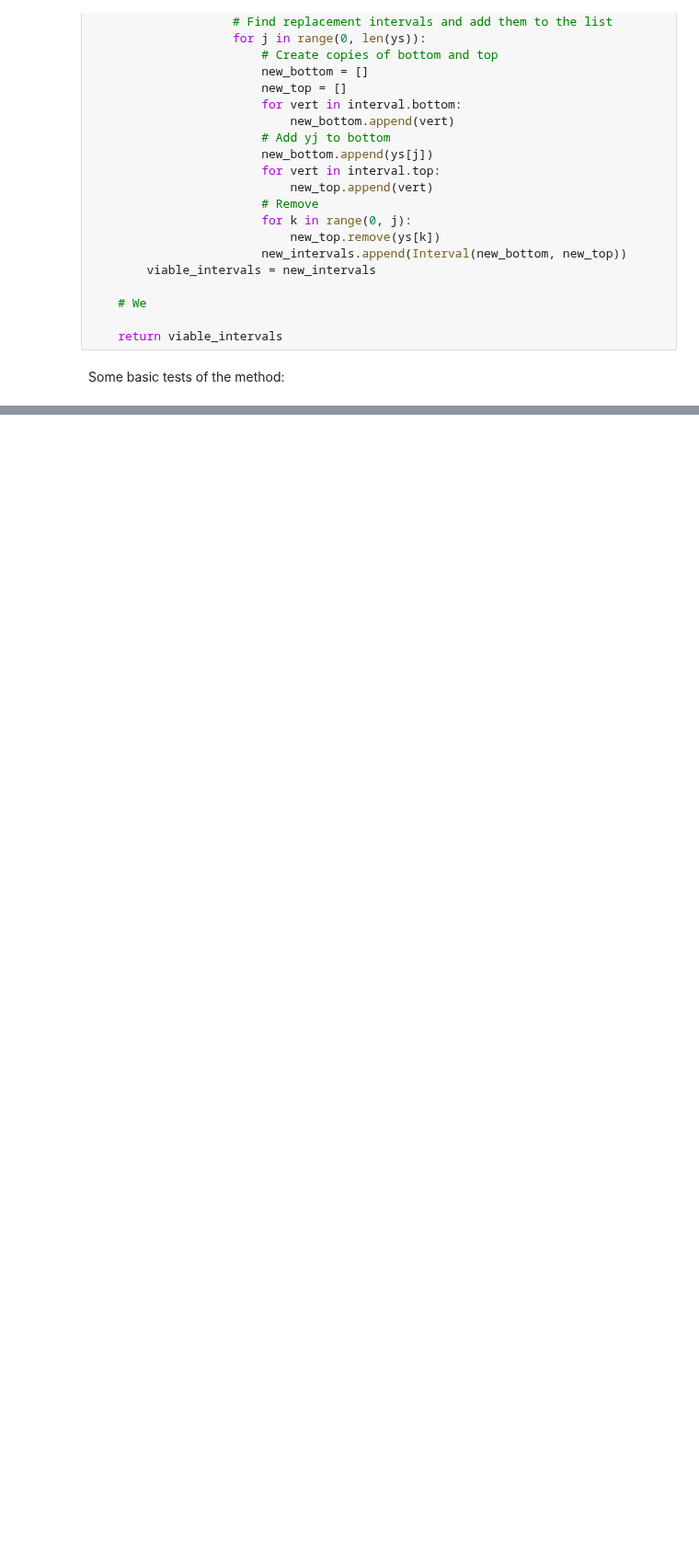
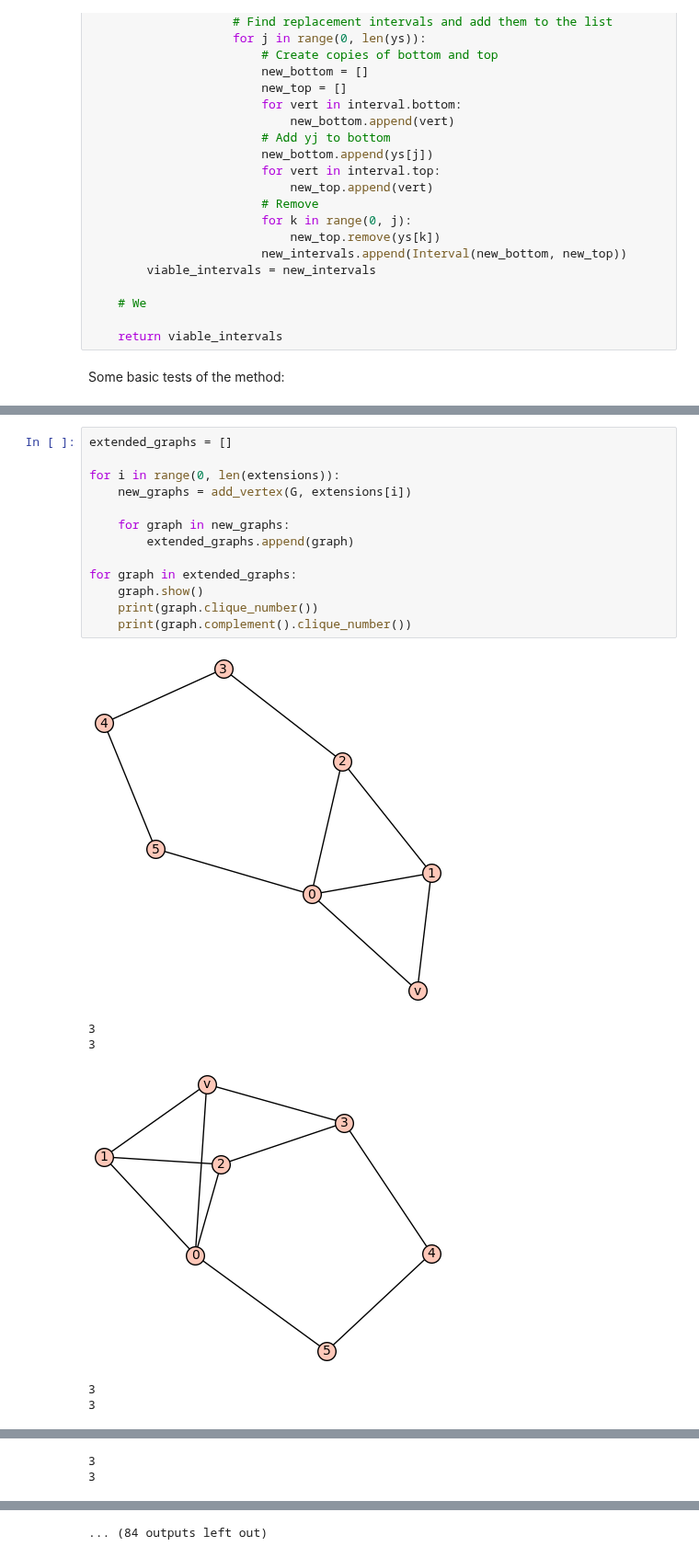
Before and after one commit to polymathjr/polymathjr-ramsey, a Jupyter notebook: r-five-five/vertex-extensions/Vertex_Extensions_Km_Kn.ipynb, the cells around one changed output, grey strips where cells are left out. Shown at 92% size. Drawn from its saved outputs; the diff is of its cells as text; blank space fills up the shorter version.

```diff
--- a/r-five-five/vertex-extensions/Vertex_Extensions_Km_Kn.ipynb
+++ b/r-five-five/vertex-extensions/Vertex_Extensions_Km_Kn.ipynb
@@ -138,0 +183,20 @@ for interval in extensions:
+# %%
+extended_graphs = []
+
+for i in range(0, len(extensions)):
+    new_graphs = add_vertex(G, extensions[i])
+
+    for graph in new_graphs:
+        extended_graphs.append(graph)
+
+for graph in extended_graphs:
+    graph.show()
+    print(graph.clique_number())
+    print(graph.complement().clique_number())
+# %% [output]
+[figure, added]
+3
+3
+[figure, added]
+3
+3
@@ -138,0 +204,2 @@ for interval in extensions:
+3
+3
@@ -138,0 +215 @@ for interval in extensions:
+... (84 outputs left out)
```
Also changed, not shown: parts of 5 cells of this notebook.
